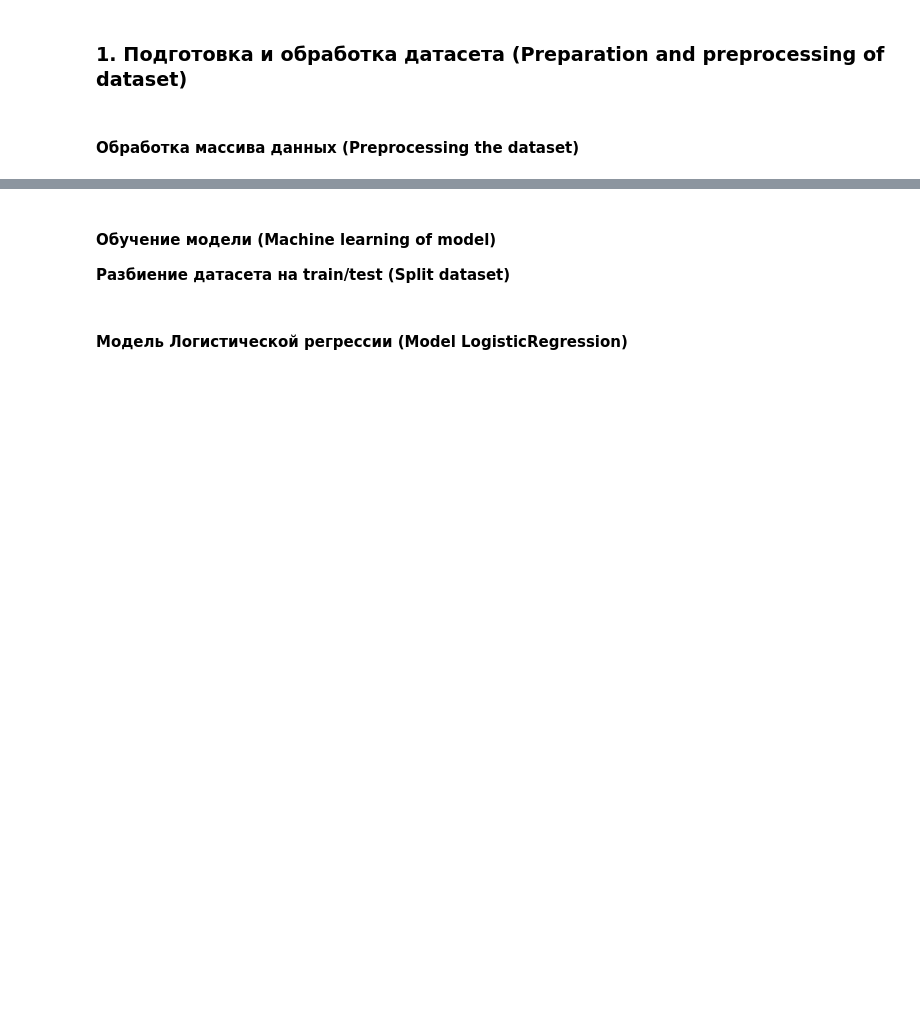
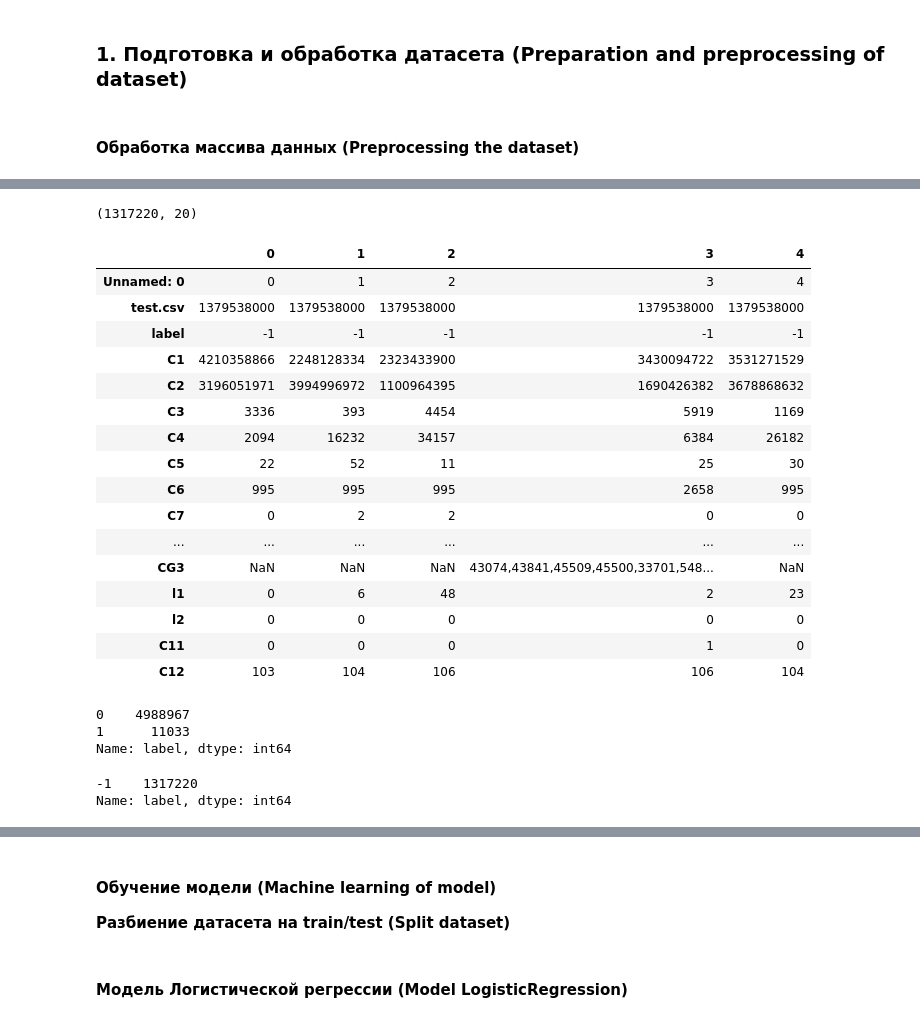
Before and after one commit to OleginV/Model-of-DB-contracts, a Jupyter notebook: MADE_qualifying task_ML_model.ipynb, the cells around one changed output, grey strips where cells are left out. Drawn from its saved outputs; the diff is of its cells as text; code cells hidden in the pictures; blank space fills up the shorter version.

```diff
--- a/MADE_qualifying task_ML_model.ipynb
+++ b/MADE_qualifying task_ML_model.ipynb
@@ -36,3 +36,41 @@ data.shape
+# %%
+# Размерность тестового датасета
+data_test.shape
+# %% [output]
+(1317220, 20)
+# %%
+data_test.head().T
+# %% [output]
+|  | 0 | 1 | 2 | 3 | 4 |
+| Unnamed: 0 | 0 | 1 | 2 | 3 | 4 |
+| test.csv | 1379538000 | 1379538000 | 1379538000 | 1379538000 | 1379538000 |
+| label | -1 | -1 | -1 | -1 | -1 |
+| C1 | 4210358866 | 2248128334 | 2323433900 | 3430094722 | 3531271529 |
+| C2 | 3196051971 | 3994996972 | 1100964395 | 1690426382 | 3678868632 |
+| C3 | 3336 | 393 | 4454 | 5919 | 1169 |
+| C4 | 2094 | 16232 | 34157 | 6384 | 26182 |
+| C5 | 22 | 52 | 11 | 25 | 30 |
+| C6 | 995 | 995 | 995 | 2658 | 995 |
+| C7 | 0 | 2 | 2 | 0 | 0 |
+| ... | ... | ... | ... | ... | ... |
+| CG3 | NaN | NaN | NaN | 43074,43841,45509,45500,33701,548... | NaN |
+| l1 | 0 | 6 | 48 | 2 | 23 |
+| l2 | 0 | 0 | 0 | 0 | 0 |
+| C11 | 0 | 0 | 0 | 1 | 0 |
+| C12 | 103 | 104 | 106 | 106 | 104 |
+# %%
+# Соотношение кол-ва 0 и 1 значений таргета ('label')
+data['label'].value_counts()
+# %% [output]
+0    4988967
+1      11033
+Name: label, dtype: int64
+# %%
+# Соотношение кол-ва 0 и 1 значений таргета ('label')
+data_test['label'].value_counts()
+# %% [output]
+-1    1317220
+Name: label, dtype: int64
 # %%
 # Разбить данные колонки 'CG1' по столбцам
 CG1 = data['CG1'].str.split(',', expand=True)
```
Also changed, not shown: parts of 43 cells of this notebook.
